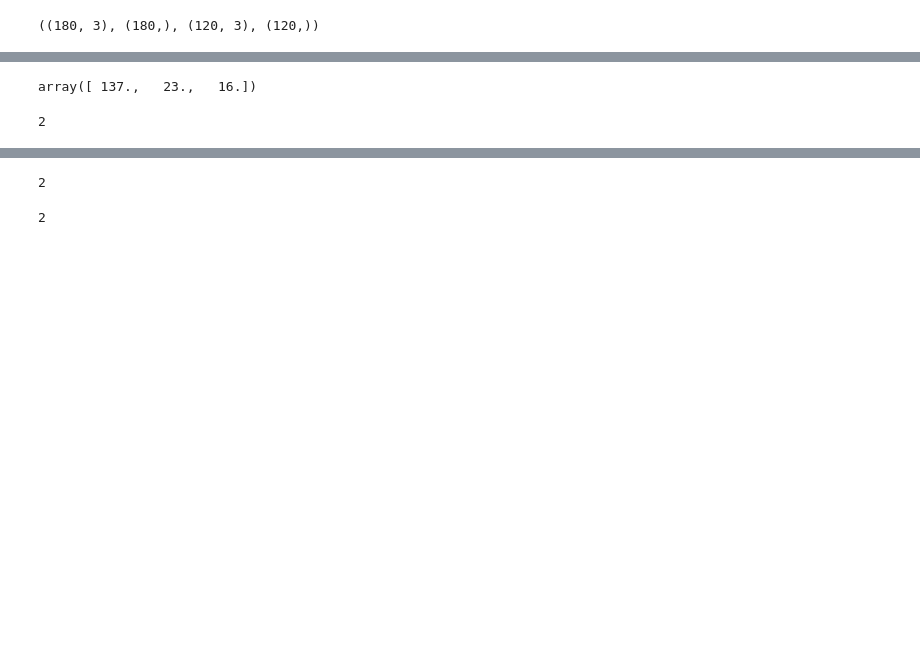
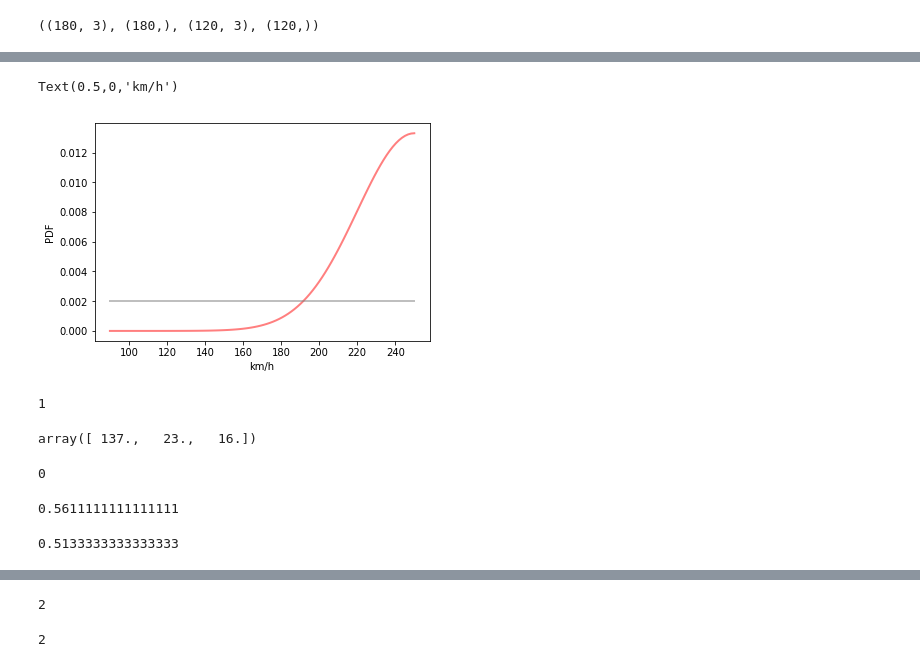
Before and after one commit to DJCordhose/ai, a Jupyter notebook: notebooks/intro/insurance.ipynb, the cells around one changed output, grey strips where cells are left out. Drawn from its saved outputs; the diff is of its cells as text; code cells hidden in the pictures; blank space fills up the shorter version.

```diff
--- a/notebooks/intro/insurance.ipynb
+++ b/notebooks/intro/insurance.ipynb
@@ -159,0 +250,15 @@ X_test_2_dim = X_test_kmh_age
+# %%
+kmhs = np.linspace(90, 250, 100)
+kmhs_threshold = 0.002
+
+def too_fast(kmh):
+    return norm.pdf(kmh, loc=250, scale=30)
+
+plt.plot(kmhs, too_fast(kmhs), 'r', lw=2, alpha=0.5)
+plt.plot(kmhs, np.full(100, kmhs_threshold), 'gray', lw=2, alpha=0.5)
+
+plt.ylabel('PDF')
+plt.xlabel('km/h')
+# %% [output]
+Text(0.5,0,'km/h')
+[figure, added]
@@ -160,8 +284,8 @@ X_test_2_dim = X_test_kmh_age
+# %%
+predict([190, 47, 10])
+# %% [output]
+1
 # %%
 X_train[0]
 # %% [output]
 array([ 137.,   23.,   16.])
-# %%
-y_train[0]
-# %% [output]
-2
@@ -201,0 +292,13 @@ class BaseLineClassifier:
+# %%
+stats_clf = StatsClassifier()
+stats_clf.predict_single(X_train[0])
+# %% [output]
+0
+# %%
+stats_clf.score(X_train_2_dim, y_train)
+# %% [output]
+0.5611111111111111
+# %%
+stats_clf.score(X, y)
+# %% [output]
+0.5133333333333333
```
Also changed, not shown: parts of 30 cells of this notebook, 9 other files.
